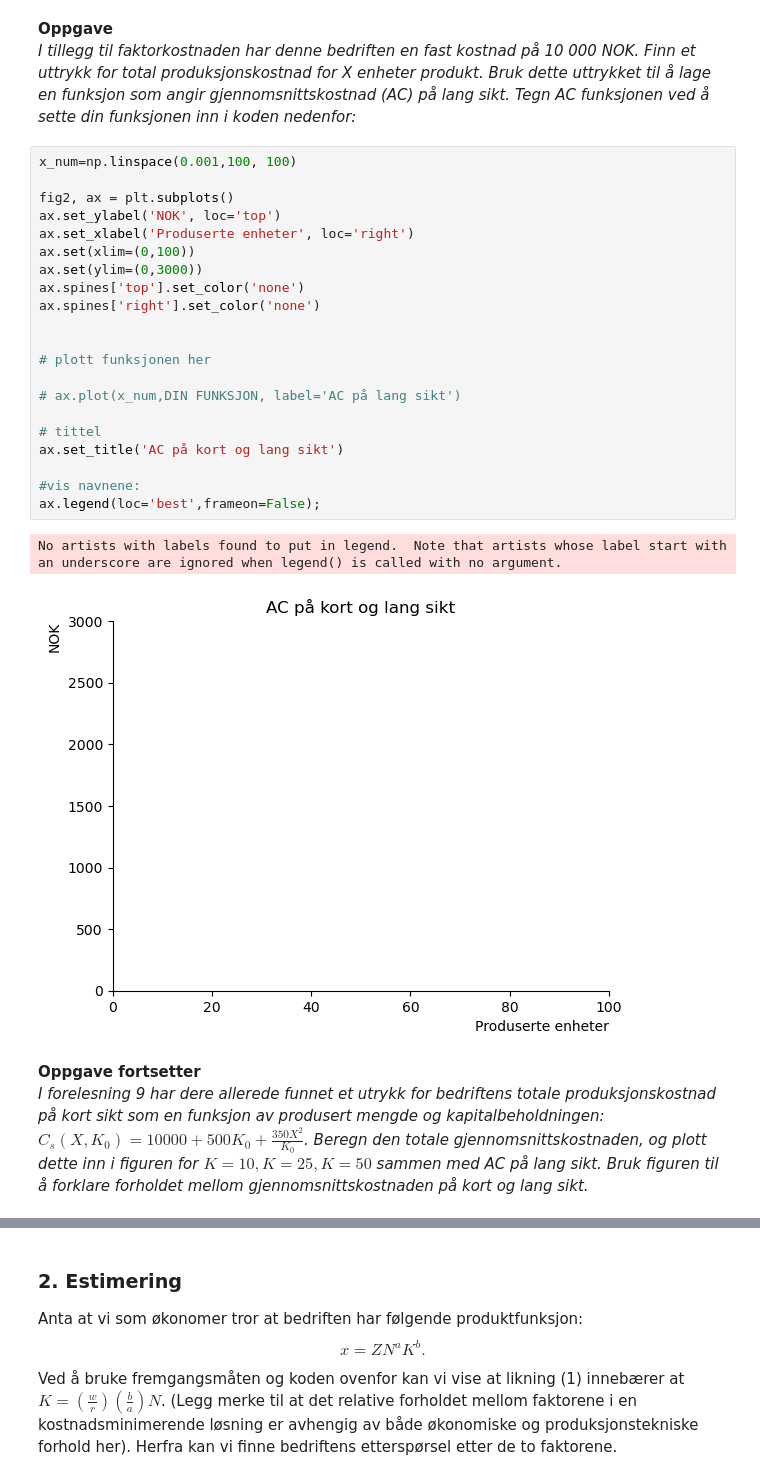
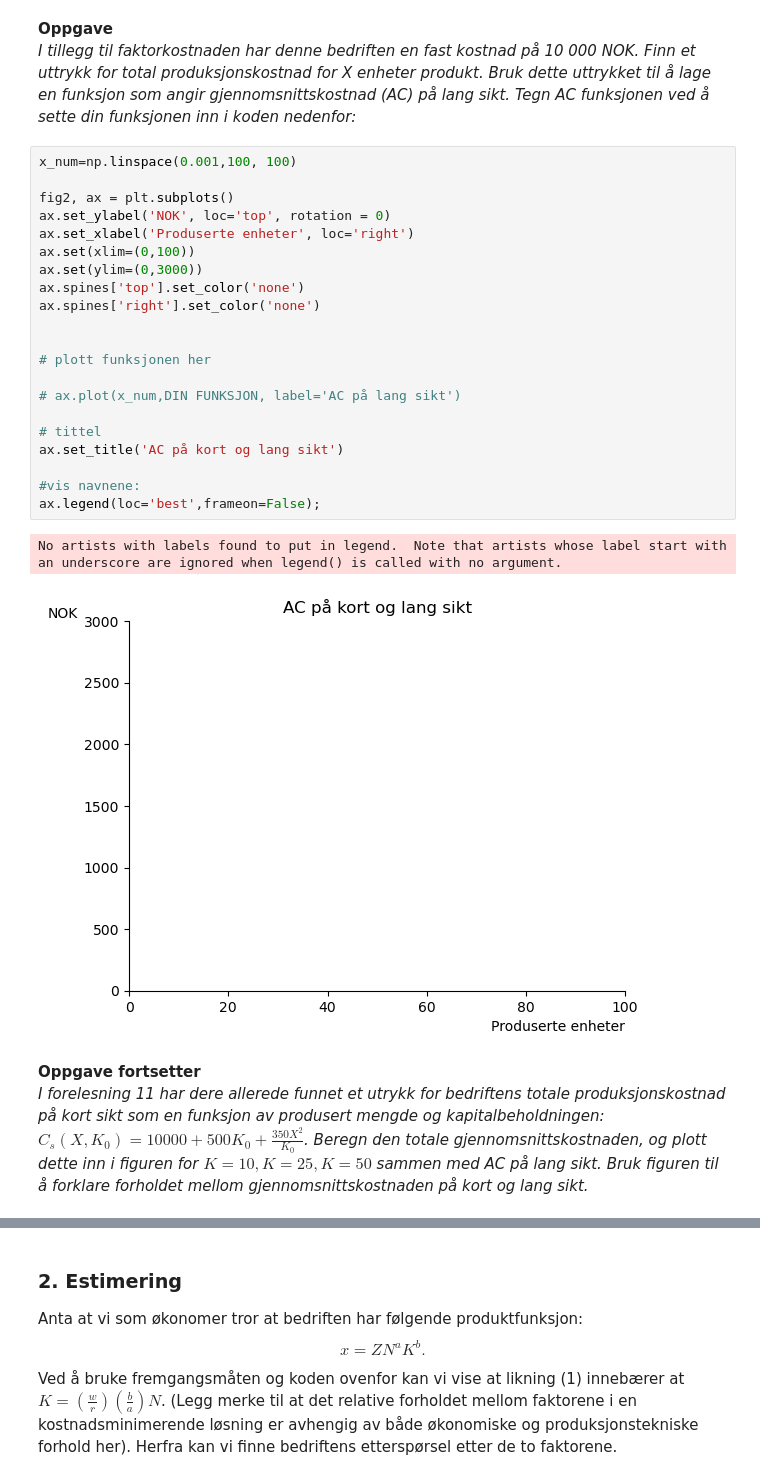
Before and after one commit to uit-sok-1006-v25/sok_1006_notater_v25, a Jupyter notebook: notater forelesning 12.ipynb, the cells around one changed output, grey strips where cells are left out. Cells and saved outputs as stored; diff of their text form.

```diff
--- a/notater forelesning 12.ipynb
+++ b/notater forelesning 12.ipynb
@@ -154,30 +163,30 @@ fig1
 # %%
 x_num=np.linspace(0.001,100, 100)
 
 fig2, ax = plt.subplots()
-ax.set_ylabel('NOK', loc='top')
+ax.set_ylabel('NOK', loc='top', rotation = 0)
 ax.set_xlabel('Produserte enheter', loc='right')
 ax.set(xlim=(0,100))
 ax.set(ylim=(0,3000))
 ax.spines['top'].set_color('none')
 ax.spines['right'].set_color('none')
 
 
 # plott funksjonen her
 
 # ax.plot(x_num,DIN FUNKSJON, label='AC på lang sikt')
 
 # tittel
 ax.set_title('AC på kort og lang sikt')
 
 #vis navnene:
 ax.legend(loc='best',frameon=False);
 # %% [output]
 No artists with labels found to put in legend.  Note that artists whose label start with an underscore are ignored when legend() is called with no argument.
-[figure, old version]
+[figure, new version]
 # %% [markdown]
 **Oppgave fortsetter**
-*I forelesning 9 har dere allerede funnet et utrykk for bedriftens totale produksjonskostnad på kort sikt som en funksjon av produsert mengde og kapitalbeholdningen: $C_s(X, K_0)=10000 + 500K_0 +\frac{350X^2}{K_0}$. Beregn den totale gjennomsnittskostnaden, og plott dette inn i figuren for $K=10, K=25, K=50$ sammen med AC på lang sikt. Bruk figuren til å forklare forholdet mellom gjennomsnittskostnaden på kort og lang sikt.*
+*I forelesning 11 har dere allerede funnet et utrykk for bedriftens totale produksjonskostnad på kort sikt som en funksjon av produsert mengde og kapitalbeholdningen: $C_s(X, K_0)=10000 + 500K_0 +\frac{350X^2}{K_0}$. Beregn den totale gjennomsnittskostnaden, og plott dette inn i figuren for $K=10, K=25, K=50$ sammen med AC på lang sikt. Bruk figuren til å forklare forholdet mellom gjennomsnittskostnaden på kort og lang sikt.*
 # %%
 # skriv ditt svar her
 
```
Also changed, not shown: parts of 24 cells of this notebook.
